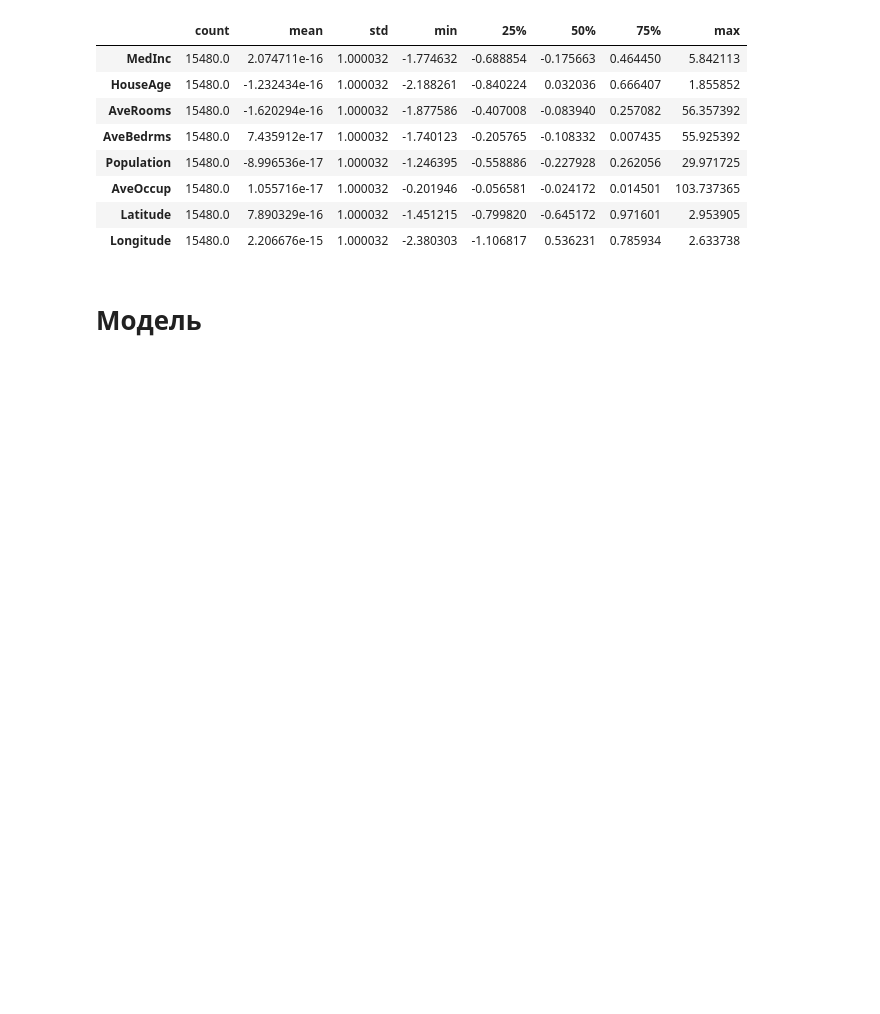
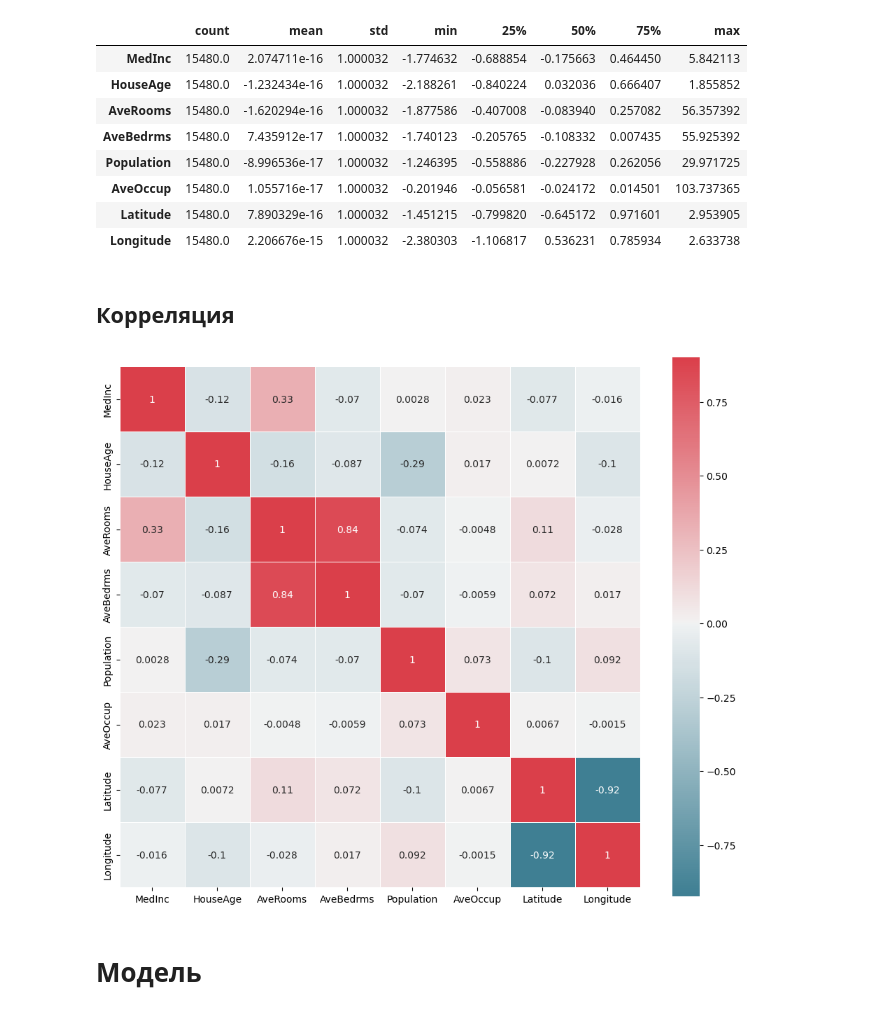
Before and after one commit to UltimateHikari/ml-labs, a Jupyter notebook: 05-knn/KNearestNeighbours.ipynb, the cells around one changed output. Cells and saved outputs as stored; diff of their text form; code cells hidden in the pictures; blank space fills up the shorter version.

```diff
--- a/05-knn/KNearestNeighbours.ipynb
+++ b/05-knn/KNearestNeighbours.ipynb
@@ -78,6 +82,19 @@ pd.DataFrame(X_train, columns=col_names).describe().T
 | AveOccup | 15480.0 | 1.055716e-17 | 1.000032 | -0.201946 | -0.056581 | -0.024172 | 0.014501 | 103.737365 |
 | Latitude | 15480.0 | 7.890329e-16 | 1.000032 | -1.451215 | -0.799820 | -0.645172 | 0.971601 | 2.953905 |
 | Longitude | 15480.0 | 2.206676e-15 | 1.000032 | -2.380303 | -1.106817 | 0.536231 | 0.785934 | 2.633738 |
+# %% [markdown]
+## Корреляция
+# %%
+import matplotlib.pyplot as plt
+import seaborn as sns
+
+corr = pd.DataFrame(X_train, columns=col_names).corr()
+f, ax = plt.subplots(figsize=(12, 10))
+cmap = sns.diverging_palette(220, 10, as_cmap=True)
+sns.heatmap(corr, cmap=cmap, vmax=.9, center=0, square=True, linewidths=.5, annot=True)
+plt.show()
+# %% [output]
+[figure, added]
 # %% [markdown]
 # Модель
 # %%
```
Also changed, not shown: parts of 1 cell of this notebook, 5 other files.
